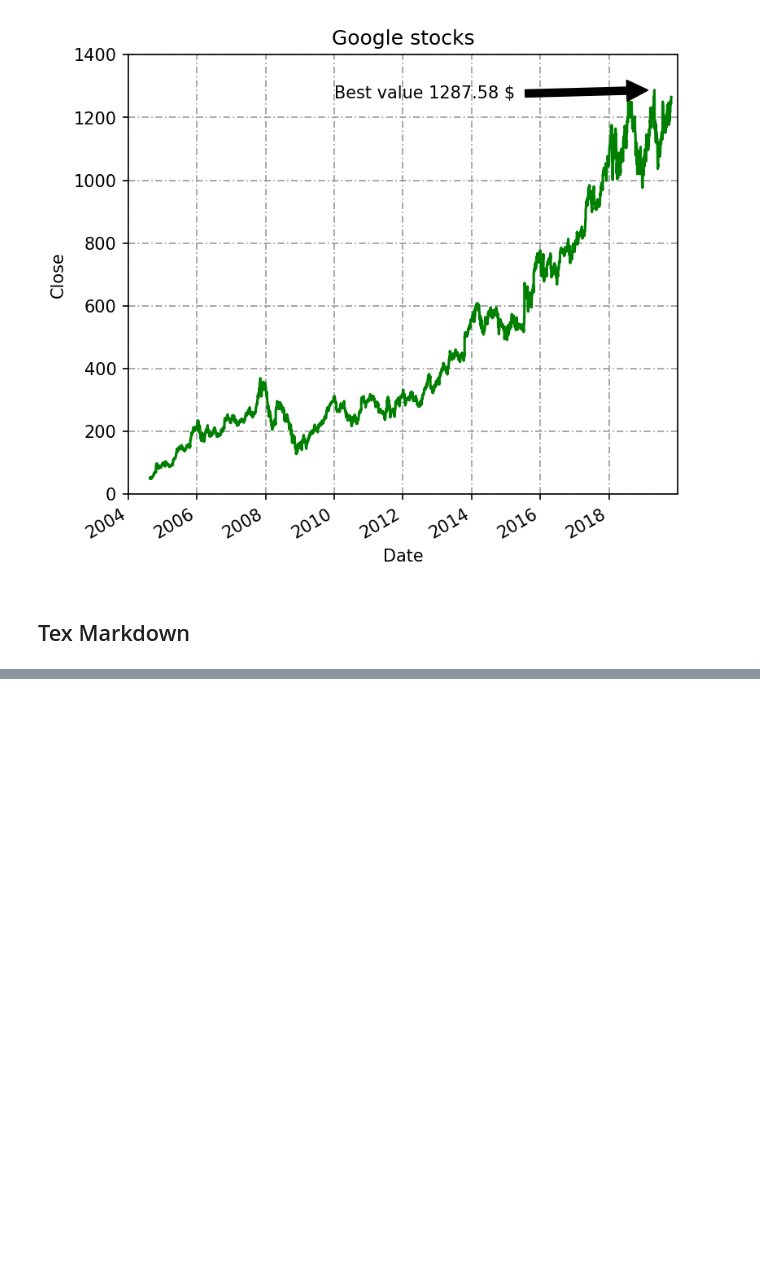
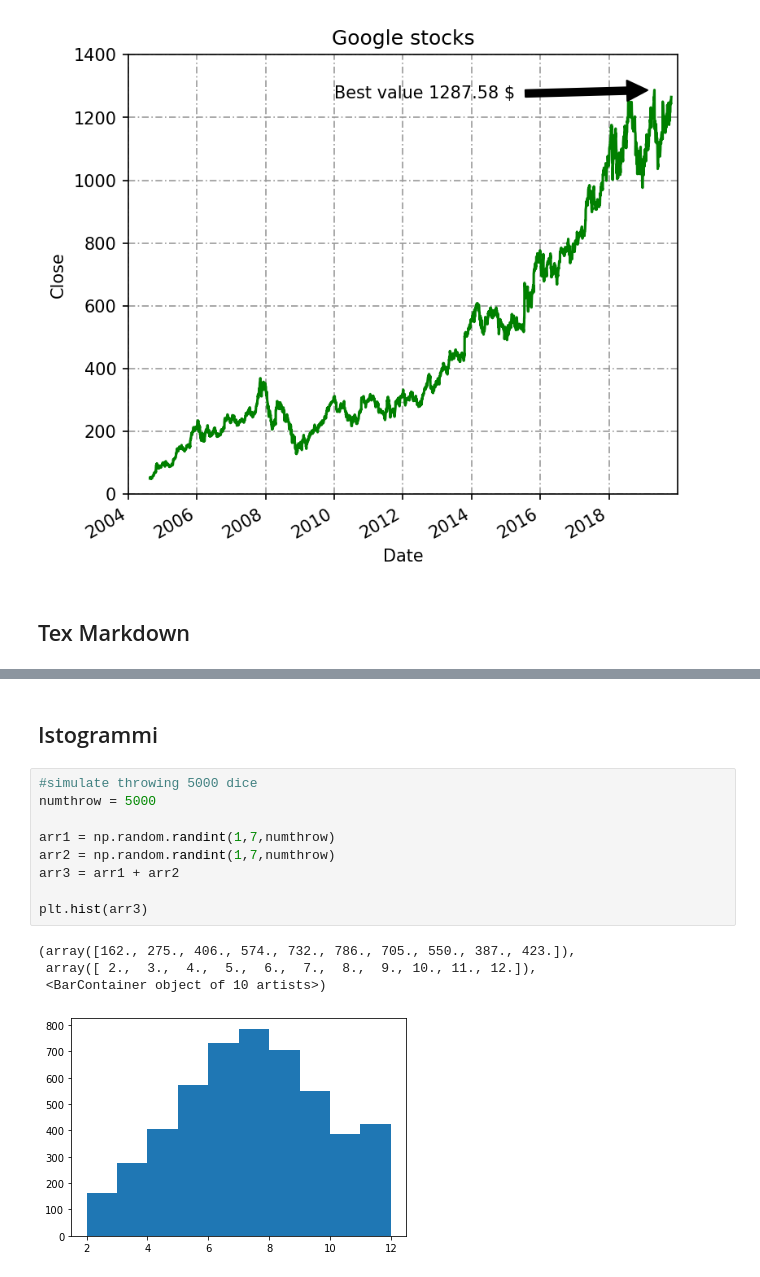
Before and after one commit to fdalforno/basic_course, a Jupyter notebook: 04 - Matplotlib.ipynb, the cells around one changed output, grey strips where cells are left out. Cells and saved outputs as stored; diff of their text form; blank space fills up the shorter version.

```diff
--- a/04 - Matplotlib.ipynb
+++ b/04 - Matplotlib.ipynb
@@ -136,0 +148,16 @@ Text(2010-01-01, 1260, 'Best value 1287.58 $')
+# %% [markdown]
+## Istogrammi
+# %%
+#simulate throwing 5000 dice
+numthrow = 5000
+
+arr1 = np.random.randint(1,7,numthrow)
+arr2 = np.random.randint(1,7,numthrow)
+arr3 = arr1 + arr2
+
+plt.hist(arr3)
+# %% [output]
+(array([162., 275., 406., 574., 732., 786., 705., 550., 387., 423.]),
+ array([ 2.,  3.,  4.,  5.,  6.,  7.,  8.,  9., 10., 11., 12.]),
+ <BarContainer object of 10 artists>)
+[figure, added]
```
Also changed, not shown: parts of 20 cells of this notebook, 9 other files.
